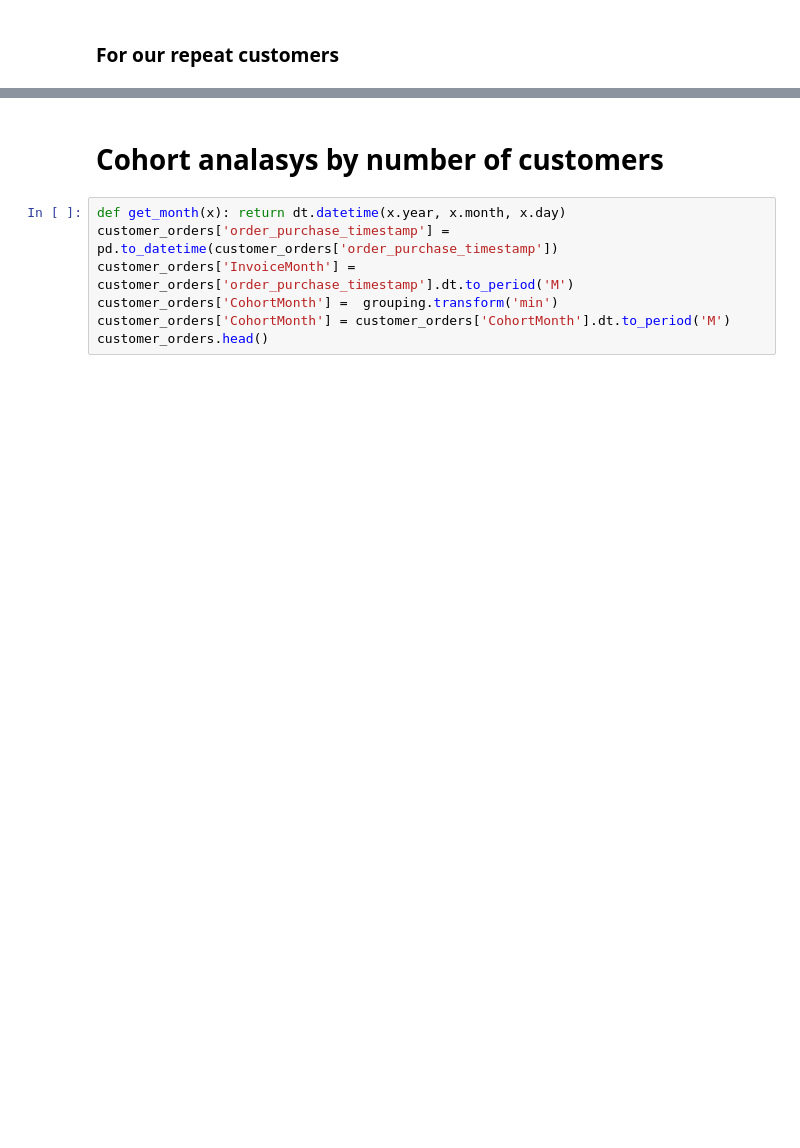
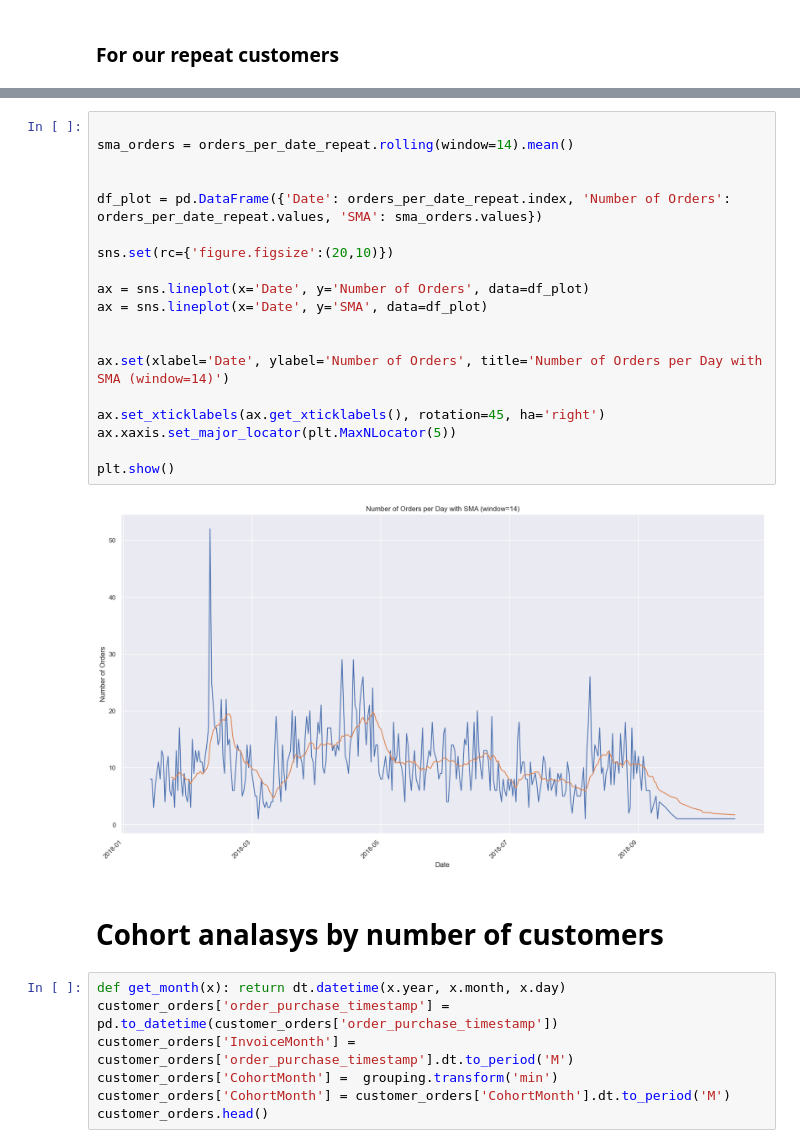
Before and after one commit to edieski/eclient_segmentation, a Jupyter notebook: data_viz_exploration.ipynb, the cells around one changed output, grey strips where cells are left out. Drawn from its saved outputs; the diff is of its cells as text; blank space fills up the shorter version.

```diff
--- a/data_viz_exploration.ipynb
+++ b/data_viz_exploration.ipynb
@@ -140,3 +151,24 @@ seasonal.head()
+# %%
+
+sma_orders = orders_per_date_repeat.rolling(window=14).mean()
+
+
+df_plot = pd.DataFrame({'Date': orders_per_date_repeat.index, 'Number of Orders': orders_per_date_repeat.values, 'SMA': sma_orders.values})
+
+sns.set(rc={'figure.figsize':(20,10)})
+
+ax = sns.lineplot(x='Date', y='Number of Orders', data=df_plot)
+ax = sns.lineplot(x='Date', y='SMA', data=df_plot)
+
+
+ax.set(xlabel='Date', ylabel='Number of Orders', title='Number of Orders per Day with SMA (window=14)')
+
+ax.set_xticklabels(ax.get_xticklabels(), rotation=45, ha='right')
+ax.xaxis.set_major_locator(plt.MaxNLocator(5))
+
+plt.show()
+# %% [output]
+[figure, added]
 # %% [markdown]
 # Cohort analasys by number of customers
 # %%
```
Also changed, not shown: parts of 5 cells of this notebook.
